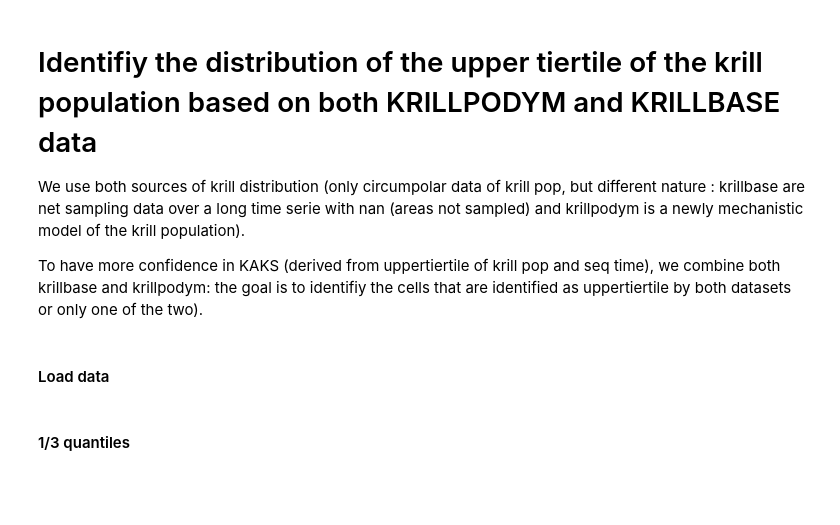
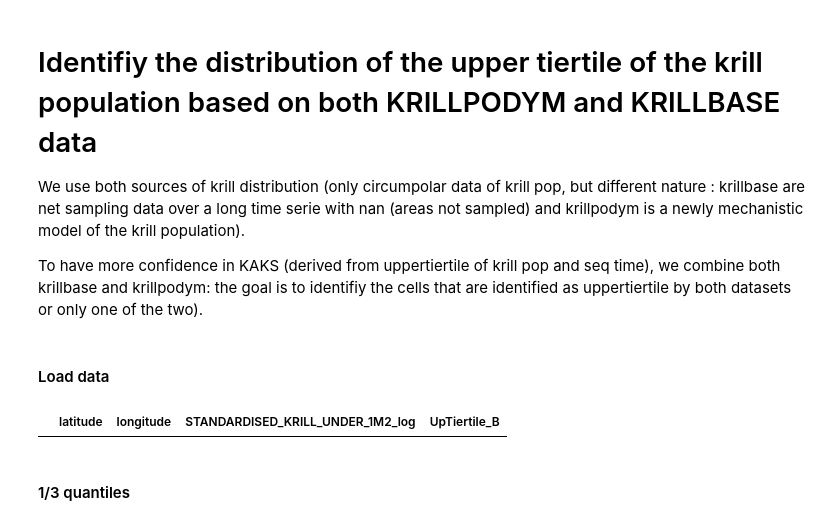
Before and after one commit to AnaelleDurfort/Key_Areas_krill_carbon_sequestration, a Jupyter notebook: data_formating/Krill_pop_quantiles.ipynb, the cells around one changed output. Saved outputs shown, nothing was run; the diff lists cells and outputs as text; code cells hidden in the pictures; blank space fills up the shorter version.

```diff
--- a/data_formating/Krill_pop_quantiles.ipynb
+++ b/data_formating/Krill_pop_quantiles.ipynb
@@ -32,6 +32,11 @@ krill_base.set_index(['latitude', 'longitude'], inplace = True) # 1063
 
 krill_podym = krill_podym.dropna()[krill_podym['krill_adult_log'] != 0] # remove 0 bc Nan of krillbase are 0 of krillpodym
 krill_podym.set_index(['latitude', 'longitude'], inplace = True) # 1648
+# %%
+krill_base
+krill_base.reset_index()[(krill_base.reset_index()['latitude'] == -69) & (krill_base.reset_index()['longitude'] == 179)]
+# %% [output]
+|  | latitude | longitude | STANDARDISED_KRILL_UNDER_1M2_log | UpTiertile_B |
 # %% [markdown]
 #### 1/3 quantiles
 # %%
```
Also changed, not shown: parts of 1 cell of this notebook.
